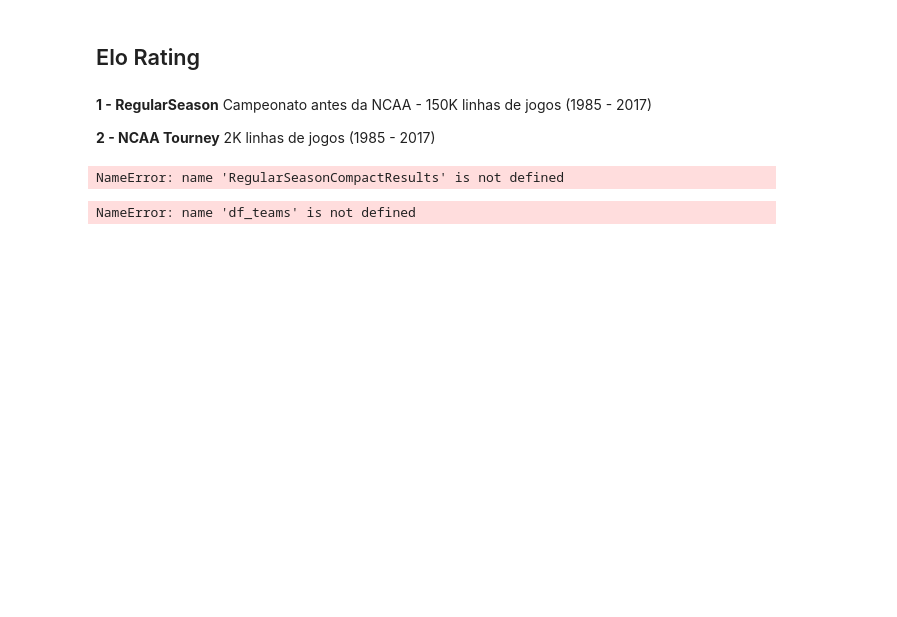
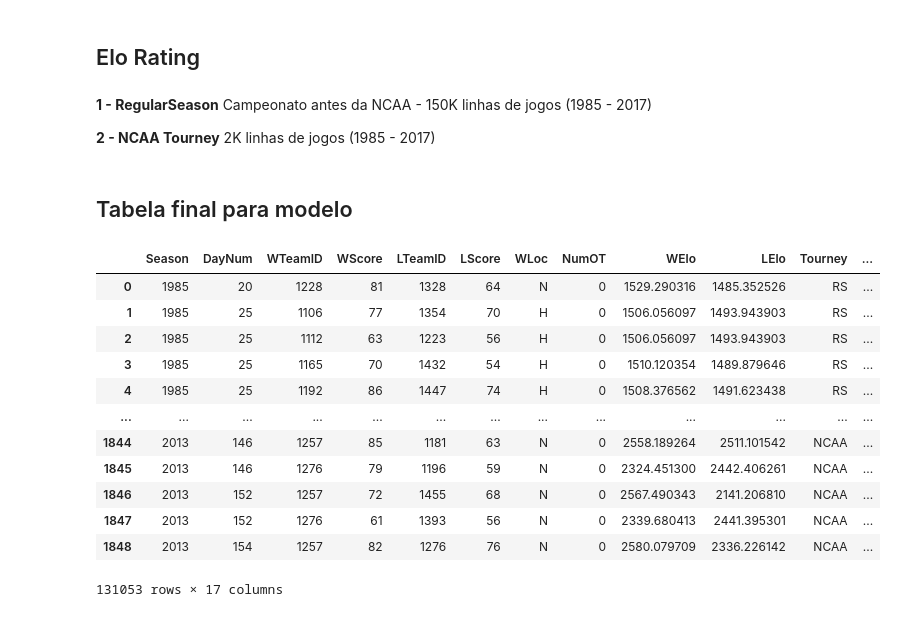
Before and after one commit to NicolasCho/projeto_ML, a Jupyter notebook: ML.ipynb, the cells around one changed output. Saved outputs shown, nothing was run; the diff lists cells and outputs as text; code cells hidden in the pictures; blank space fills up the shorter version.

```diff
--- a/ML.ipynb
+++ b/ML.ipynb
@@ -33,3 +32,10 @@ SampleSubmissionStage1 = pd.read_csv('./mens-machine-learning-competition-2018/S
+# %%
+df_teams = pd.read_csv("Teams.csv")
+seasons = pd.read_csv("Seasons.csv")
+NCAATourneySeeds = pd.read_csv("NCAATourneySeeds.csv")
+RegularSeasonCompactResults = pd.read_csv("RegularSeasonCompactResults.csv")
+NCAATourneyCompactResults = pd.read_csv("NCAATourneyCompactResults.csv")
+SampleSubmissionStage1 = pd.read_csv("SampleSubmissionStage1.csv")
 # %% [markdown]
 ### Teams
 # %%
@@ -217,8 +225,6 @@ df_RegularSeason = RegularSeasonCompactResults.copy() # Dataframe que será adic
 
 # 2
 df_NCAATourney = NCAATourneyCompactResults.copy() # Dataframe que será adicinado o elo rating
-# %% [output]
-NameError: name 'RegularSeasonCompactResults' is not defined
 # %%
 df_elo = df_teams.copy().drop(columns=['TeamName', 'FirstD1Season', 'LastD1Season'])
 
@@ -256,5 +262,5 @@ for season in df_NCAATourney['Season'].unique():
     idx = df_elo[df_elo['TeamID'] == row['LTeamID']].index[0]
     df_elo.loc[idx, str(season)] = updated_lTeam_elo
     df_NCAATourney.loc[index, 'LElo'] = updated_lTeam_elo
-# %% [output]
-NameError: name 'df_teams' is not defined
+# %% [markdown]
+## Tabela final para modelo
@@ -260,0 +270,24 @@ NameError: name 'df_teams' is not defined
+# %%
+AllGames = pd.concat([df_RegularSeason ,df_NCAATourney])
+AllGames['TeamA'] = AllGames[["WTeamID", "LTeamID"]].min(axis=1)
+AllGames['TeamB'] = AllGames[["WTeamID", "LTeamID"]].max(axis=1)
+AllGames['Mandante'] = np.where(AllGames['WLoc'] == "H", AllGames['WTeamID'],
+                           np.where(AllGames['WLoc'] == "A", AllGames['LTeamID'], "N"))
+AllGames['TeamAWins'] = np.where(AllGames['WTeamID'] == AllGames['TeamA'], True, False)
+AllGames['EloA'] = np.where(AllGames['TeamA'] == AllGames['WTeamID'], AllGames['WElo'], AllGames['LElo'])
+AllGames['EloB'] = np.where(AllGames['TeamB'] == AllGames['LTeamID'], AllGames['LElo'], AllGames['WElo'])
+AllGames
+# %% [output]
+|  | Season | DayNum | WTeamID | WScore | LTeamID | LScore | WLoc | NumOT | WElo | LElo | Tourney | ... |
+| 0 | 1985 | 20 | 1228 | 81 | 1328 | 64 | N | 0 | 1529.290316 | 1485.352526 | RS | ... |
+| 1 | 1985 | 25 | 1106 | 77 | 1354 | 70 | H | 0 | 1506.056097 | 1493.943903 | RS | ... |
+| 2 | 1985 | 25 | 1112 | 63 | 1223 | 56 | H | 0 | 1506.056097 | 1493.943903 | RS | ... |
+| 3 | 1985 | 25 | 1165 | 70 | 1432 | 54 | H | 0 | 1510.120354 | 1489.879646 | RS | ... |
+| 4 | 1985 | 25 | 1192 | 86 | 1447 | 74 | H | 0 | 1508.376562 | 1491.623438 | RS | ... |
+| ... | ... | ... | ... | ... | ... | ... | ... | ... | ... | ... | ... | ... |
+| 1844 | 2013 | 146 | 1257 | 85 | 1181 | 63 | N | 0 | 2558.189264 | 2511.101542 | NCAA | ... |
+| 1845 | 2013 | 146 | 1276 | 79 | 1196 | 59 | N | 0 | 2324.451300 | 2442.406261 | NCAA | ... |
+| 1846 | 2013 | 152 | 1257 | 72 | 1455 | 68 | N | 0 | 2567.490343 | 2141.206810 | NCAA | ... |
+| 1847 | 2013 | 152 | 1276 | 61 | 1393 | 56 | N | 0 | 2339.680413 | 2441.395301 | NCAA | ... |
+| 1848 | 2013 | 154 | 1257 | 82 | 1276 | 76 | N | 0 | 2580.079709 | 2336.226142 | NCAA | ... |
+131053 rows × 17 columns
```
Also changed, not shown: parts of 35 cells of this notebook.
